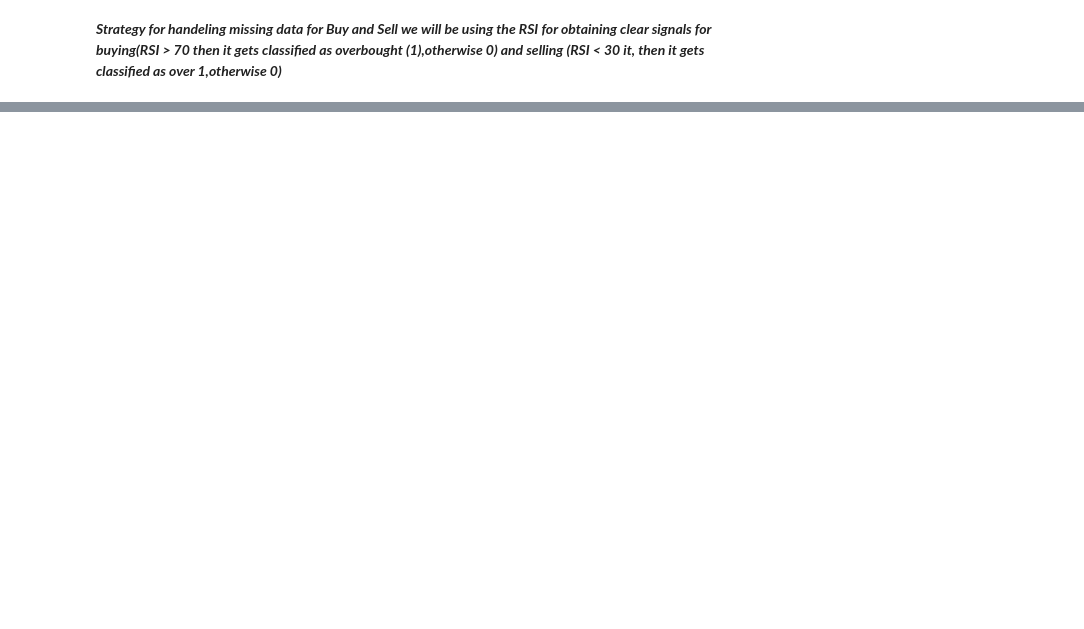
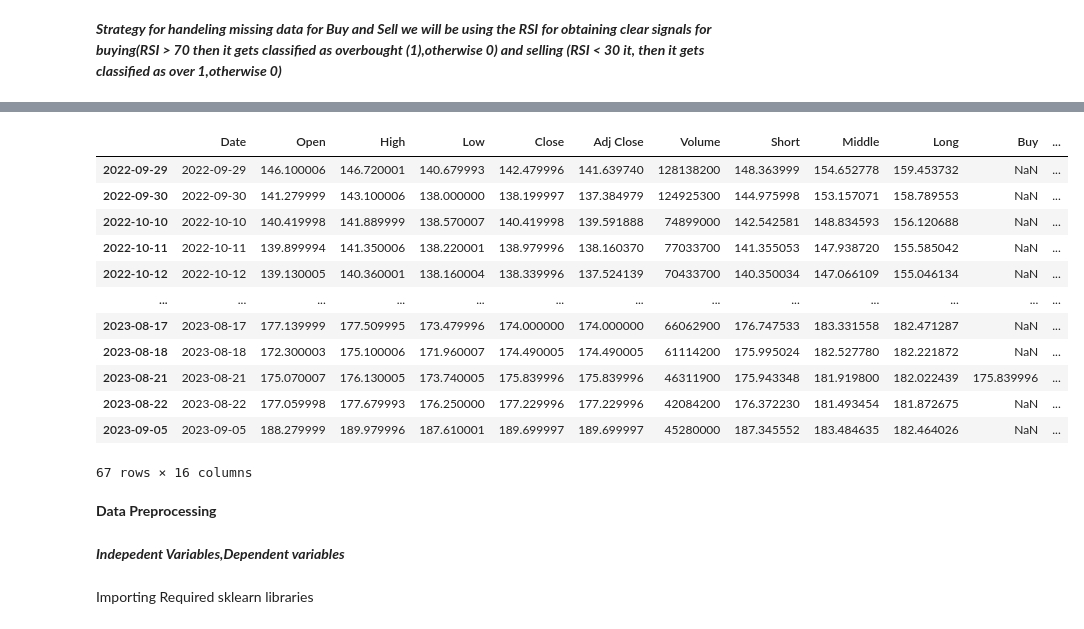
Before and after one commit to Jayasuryan0821-git/Machine-Learning-Lab, a Jupyter notebook: Mini_Project/Code/Three_Moving_Avg.ipynb, the cells around one changed output, grey strips where cells are left out. Drawn from its saved outputs; the diff is of its cells as text; code cells hidden in the pictures; blank space fills up the shorter version.

```diff
--- a/Mini_Project/Code/Three_Moving_Avg.ipynb
+++ b/Mini_Project/Code/Three_Moving_Avg.ipynb
@@ -121,0 +122,23 @@ df
+# %%
+df['Target'] = np.where(df['Sell_Signal'] == 1, 0, np.where(df['Buy_Signal'] == 1, 1, None))
+df
+# %% [output]
+|  | Date | Open | High | Low | Close | Adj Close | Volume | Short | Middle | Long | Buy | ... |
+| 2022-09-29 | 2022-09-29 | 146.100006 | 146.720001 | 140.679993 | 142.479996 | 141.639740 | 128138200 | 148.363999 | 154.652778 | 159.453732 | NaN | ... |
+| 2022-09-30 | 2022-09-30 | 141.279999 | 143.100006 | 138.000000 | 138.199997 | 137.384979 | 124925300 | 144.975998 | 153.157071 | 158.789553 | NaN | ... |
+| 2022-10-10 | 2022-10-10 | 140.419998 | 141.889999 | 138.570007 | 140.419998 | 139.591888 | 74899000 | 142.542581 | 148.834593 | 156.120688 | NaN | ... |
+| 2022-10-11 | 2022-10-11 | 139.899994 | 141.350006 | 138.220001 | 138.979996 | 138.160370 | 77033700 | 141.355053 | 147.938720 | 155.585042 | NaN | ... |
+| 2022-10-12 | 2022-10-12 | 139.130005 | 140.360001 | 138.160004 | 138.339996 | 137.524139 | 70433700 | 140.350034 | 147.066109 | 155.046134 | NaN | ... |
+| ... | ... | ... | ... | ... | ... | ... | ... | ... | ... | ... | ... | ... |
+| 2023-08-17 | 2023-08-17 | 177.139999 | 177.509995 | 173.479996 | 174.000000 | 174.000000 | 66062900 | 176.747533 | 183.331558 | 182.471287 | NaN | ... |
+| 2023-08-18 | 2023-08-18 | 172.300003 | 175.100006 | 171.960007 | 174.490005 | 174.490005 | 61114200 | 175.995024 | 182.527780 | 182.221872 | NaN | ... |
+| 2023-08-21 | 2023-08-21 | 175.070007 | 176.130005 | 173.740005 | 175.839996 | 175.839996 | 46311900 | 175.943348 | 181.919800 | 182.022439 | 175.839996 | ... |
+| 2023-08-22 | 2023-08-22 | 177.059998 | 177.679993 | 176.250000 | 177.229996 | 177.229996 | 42084200 | 176.372230 | 181.493454 | 181.872675 | NaN | ... |
+| 2023-09-05 | 2023-09-05 | 188.279999 | 189.979996 | 187.610001 | 189.699997 | 189.699997 | 45280000 | 187.345552 | 183.484635 | 182.464026 | NaN | ... |
+67 rows × 16 columns
+# %% [markdown]
+**Data Preprocessing**
+# %% [markdown]
+***Indepedent Variables,Dependent variables***
+# %% [markdown]
+Importing Required sklearn libraries
```
Also changed, not shown: parts of 5 cells of this notebook.
